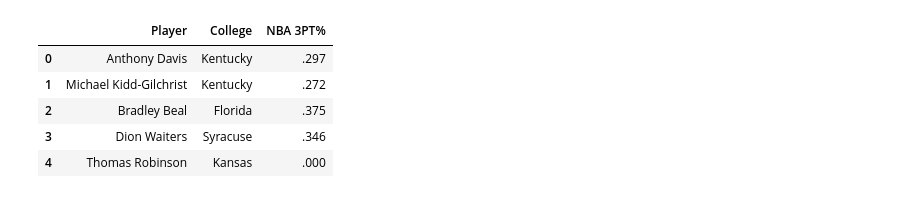
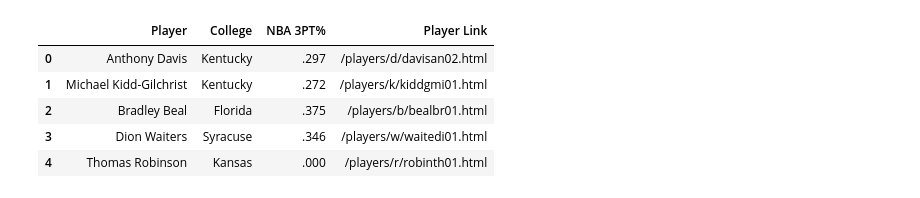
Before and after one commit to hashiraliahmed/Portfolio, a Jupyter notebook: Stat4188_Final_Project.ipynb, the cells around one changed output. Saved outputs shown, nothing was run; the diff lists cells and outputs as text; code cells hidden in the pictures.

```diff
--- a/Stat4188_Final_Project.ipynb
+++ b/Stat4188_Final_Project.ipynb
@@ -7,36 +9,47 @@ import pandas as pd
 # %%
 years = list(range(2012, 2023))
 
 # Initialize empty lists to store data
 players_all = []
 colleges_all = []
 nba_3pt_all = []
+href_all = []
 
 # Loop through years to scrape data
 for year in years:
     request = requests.get(f'https://www.basketball-reference.com/draft/NBA_{year}.html')
     soup = bs(request.content, 'html.parser')
 
-    players = [player.text for player in soup.select('.left:nth-child(4)')]
+    # Fetch player names and hrefs from the column that contains player names with links
+    player_data = soup.select('.left:nth-child(4) a')
+    players = [player.text for player in player_data]
+    hrefs = [player['href'] for player in player_data if player.has_attr('href')]
+
+    # Fetch colleges
     colleges = [college.text for college in soup.select('.left~ .left+ .left')]
+
+    # Fetch NBA 3PT%
     nba_3pt = [i.text for i in soup.select('.right:nth-child(13)')]
 
+    # Append the extracted data to the lists
     players_all.extend(players)
     colleges_all.extend(colleges)
     nba_3pt_all.extend(nba_3pt)
+    href_all.extend(hrefs)
 
 # Create DataFrame
 df = pd.DataFrame({
     'Player': players_all,
     'College': colleges_all,
-    'NBA 3PT%': nba_3pt_all
+    'NBA 3PT%': nba_3pt_all,
+    'Player Link': href_all
 })
 
 df.head()
 # %% [output]
-|  | Player | College | NBA 3PT% |
-| 0 | Anthony Davis | Kentucky | .297 |
-| 1 | Michael Kidd-Gilchrist | Kentucky | .272 |
-| 2 | Bradley Beal | Florida | .375 |
-| 3 | Dion Waiters | Syracuse | .346 |
-| 4 | Thomas Robinson | Kansas | .000 |
+|  | Player | College | NBA 3PT% | Player Link |
+| 0 | Anthony Davis | Kentucky | .297 | /players/d/davisan02.html |
+| 1 | Michael Kidd-Gilchrist | Kentucky | .272 | /players/k/kiddgmi01.html |
+| 2 | Bradley Beal | Florida | .375 | /players/b/bealbr01.html |
+| 3 | Dion Waiters | Syracuse | .346 | /players/w/waitedi01.html |
+| 4 | Thomas Robinson | Kansas | .000 | /players/r/robinth01.html |
```
Also changed, not shown: parts of 13 cells of this notebook.
